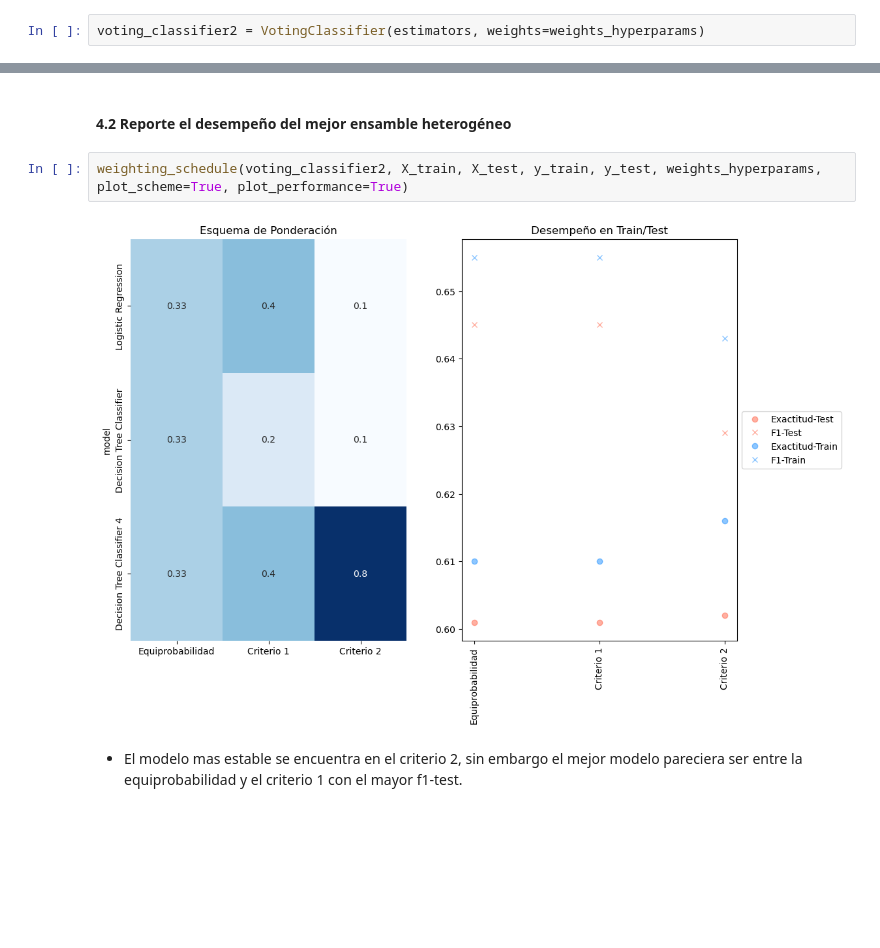
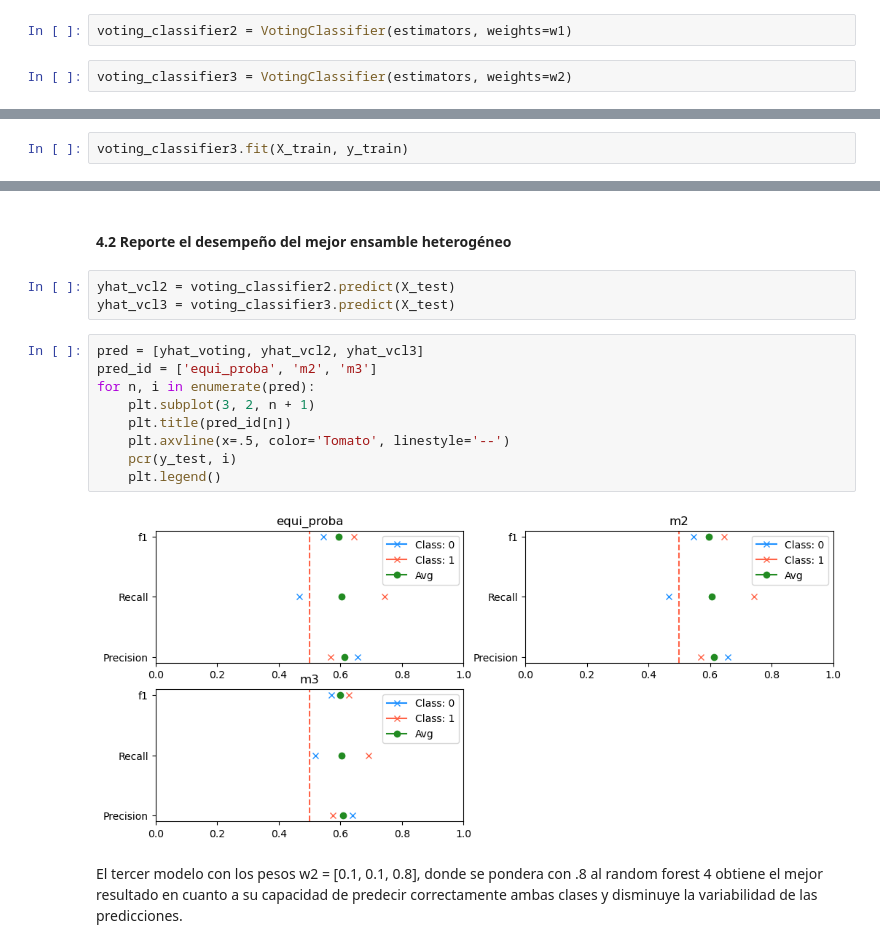
Before and after one commit to diegoltp/datasc, a Jupyter notebook: g56/m3/s5/d_eval_s5/d_eval_s5.ipynb, the cells around one changed output, grey strips where cells are left out. Drawn from its saved outputs; the diff is of its cells as text; blank space fills up the shorter version.

```diff
--- a/g56/m3/s5/d_eval_s5/d_eval_s5.ipynb
+++ b/g56/m3/s5/d_eval_s5/d_eval_s5.ipynb
@@ -371,5 +367,7 @@ weights_hyperparams = {
 # %%
-voting_classifier2 = VotingClassifier(estimators, weights=weights_hyperparams)
+voting_classifier2 = VotingClassifier(estimators, weights=w1)
+# %%
+voting_classifier3 = VotingClassifier(estimators, weights=w2)
 # %%
 voting_classifier2.fit(X_train, y_train)
 # %% [output]
@@ -389,0 +384,2 @@ VotingClassifier(estimators=[('Logistic Regression',
+# %%
+voting_classifier3.fit(X_train, y_train)
@@ -390,8 +397,18 @@ VotingClassifier(estimators=[('Logistic Regression',
 # %% [markdown]
 #### 4.2 Reporte el desempeño del mejor ensamble heterogéneo
-# %%
-weighting_schedule(voting_classifier2, X_train, X_test, y_train, y_test, weights_hyperparams, plot_scheme=True, plot_performance=True)
-# %% [output]
-[figure, removed]
-# %% [markdown]
-* El modelo mas estable se encuentra en el criterio 2, sin embargo el mejor modelo pareciera ser entre la equiprobabilidad y el criterio 1 con el mayor f1-test.
+# %%
+yhat_vcl2 = voting_classifier2.predict(X_test)
+yhat_vcl3 = voting_classifier3.predict(X_test)
+# %%
+pred = [yhat_voting, yhat_vcl2, yhat_vcl3]
+pred_id = ['equi_proba', 'm2', 'm3']
+for n, i in enumerate(pred):
+    plt.subplot(3, 2, n + 1)
+    plt.title(pred_id[n])
+    plt.axvline(x=.5, color='Tomato', linestyle='--')
+    pcr(y_test, i)
+    plt.legend()
+# %% [output]
+[figure, added]
+# %% [markdown]
+El tercer modelo con los pesos w2 = [0.1, 0.1, 0.8], donde se pondera con .8 al random forest 4 obtiene el mejor resultado en cuanto a su capacidad de predecir correctamente ambas clases y disminuye la variabilidad de las predicciones.
```
Also changed, not shown: parts of 5 cells of this notebook.
